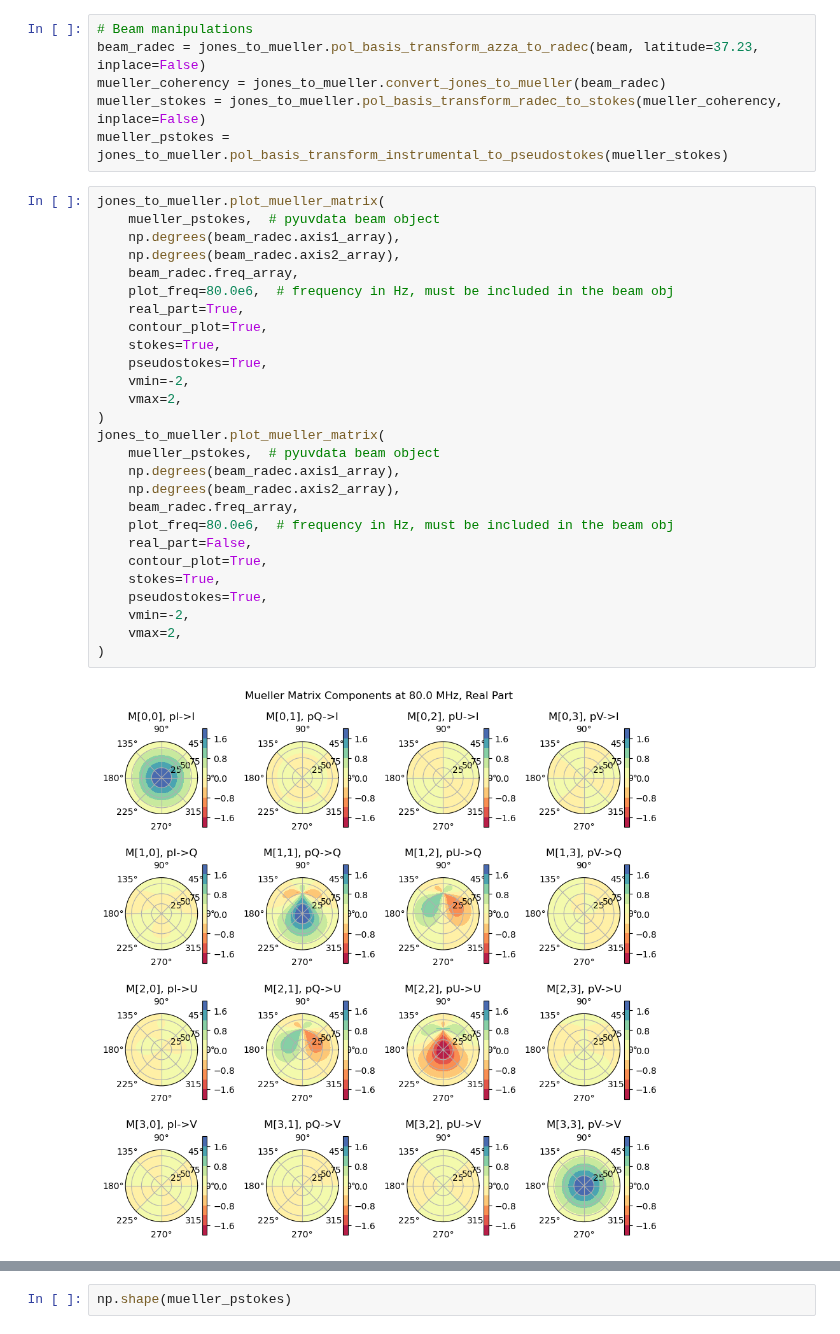
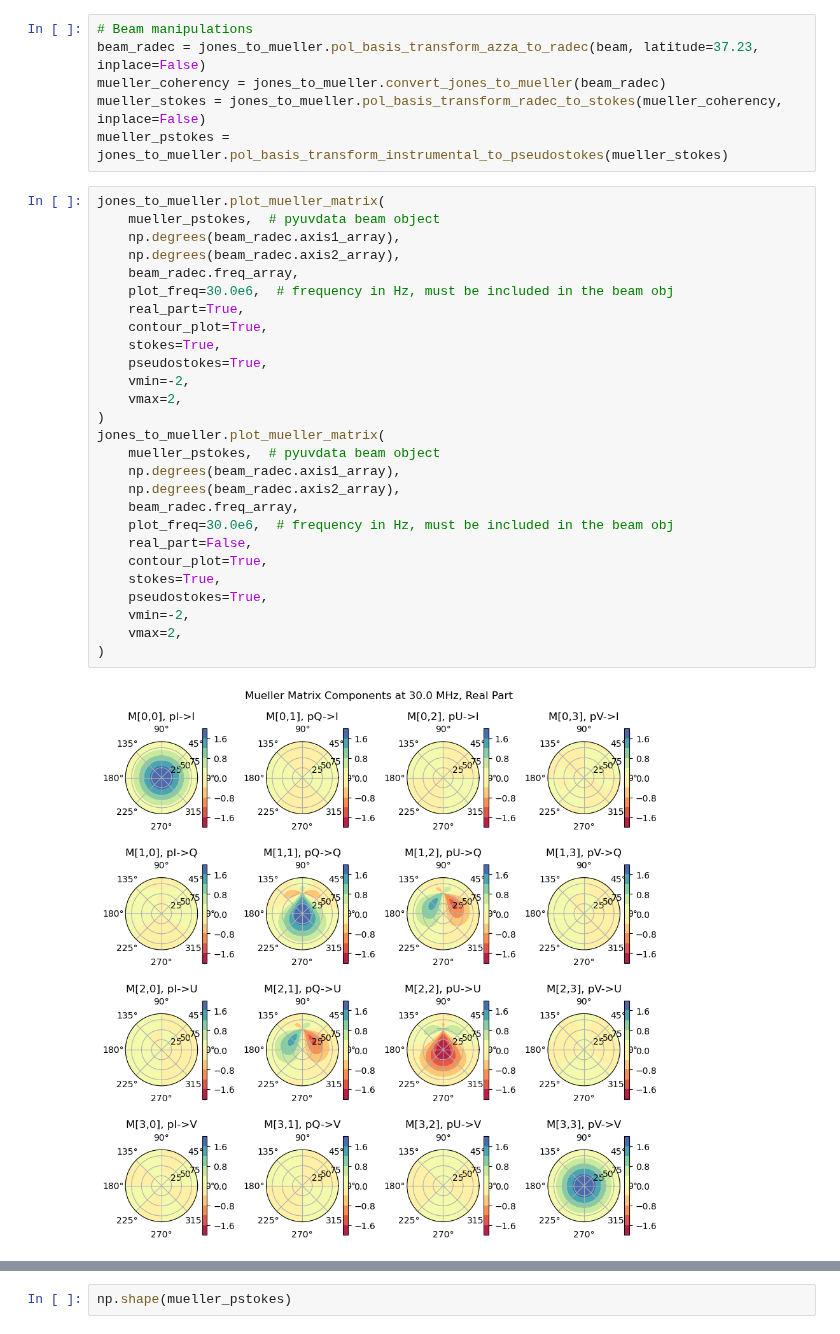
Before and after one commit to rlbyrne/rlb_LWA, a Jupyter notebook: notebooks/beam_fitting_Zernike.ipynb, the cells around one changed output, grey strips where cells are left out. Cells and saved outputs as stored; diff of their text form.

```diff
--- a/notebooks/beam_fitting_Zernike.ipynb
+++ b/notebooks/beam_fitting_Zernike.ipynb
@@ -24,32 +25,32 @@ mueller_pstokes = jones_to_mueller.pol_basis_transform_instrumental_to_pseudosto
 # %%
 jones_to_mueller.plot_mueller_matrix(
     mueller_pstokes,  # pyuvdata beam object
     np.degrees(beam_radec.axis1_array),
     np.degrees(beam_radec.axis2_array),
     beam_radec.freq_array,
-    plot_freq=80.0e6,  # frequency in Hz, must be included in the beam obj
+    plot_freq=30.0e6,  # frequency in Hz, must be included in the beam obj
     real_part=True,
     contour_plot=True,
     stokes=True,
     pseudostokes=True,
     vmin=-2,
     vmax=2,
 )
 jones_to_mueller.plot_mueller_matrix(
     mueller_pstokes,  # pyuvdata beam object
     np.degrees(beam_radec.axis1_array),
     np.degrees(beam_radec.axis2_array),
     beam_radec.freq_array,
-    plot_freq=80.0e6,  # frequency in Hz, must be included in the beam obj
+    plot_freq=30.0e6,  # frequency in Hz, must be included in the beam obj
     real_part=False,
     contour_plot=True,
     stokes=True,
     pseudostokes=True,
     vmin=-2,
     vmax=2,
 )
 # %% [output]
-[figure, old version]
+[figure, new version]
 [figure]
 # %%
 np.shape(mueller_pstokes)
```
Also changed, not shown: parts of 8 cells of this notebook.
